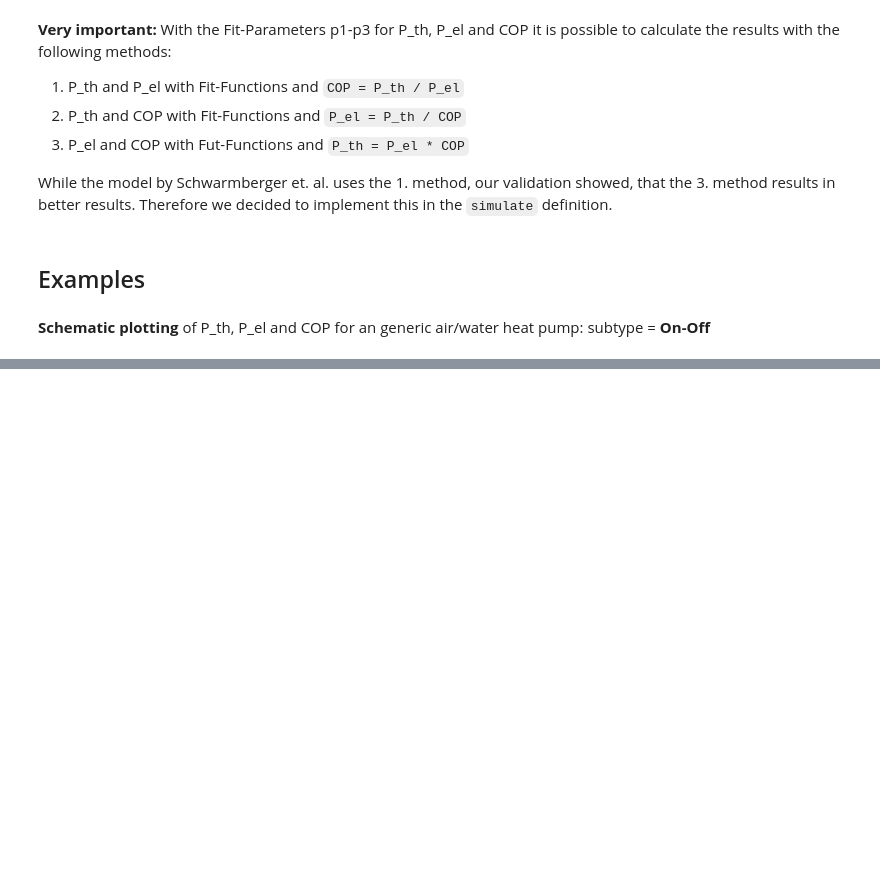
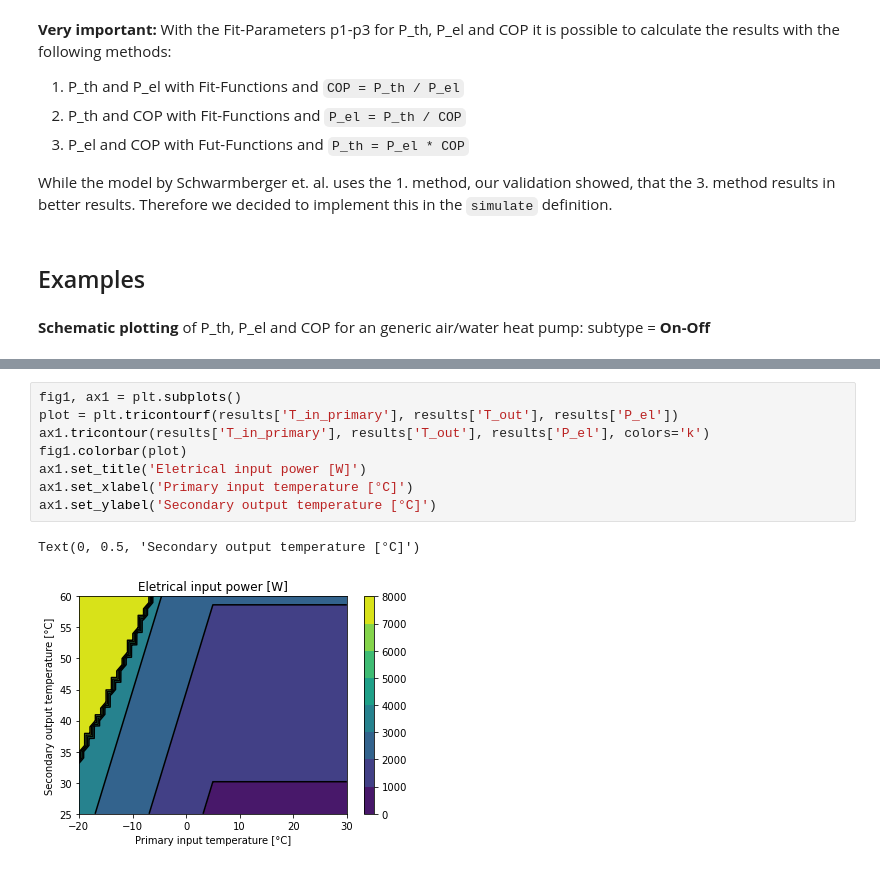
Before and after one commit to FZJ-IEK3-VSA/hplib, a Jupyter notebook: Documentation.ipynb, the cells around one changed output, grey strips where cells are left out. Saved outputs shown, nothing was run; the diff lists cells and outputs as text; blank space fills up the shorter version.

```diff
--- a/Documentation.ipynb
+++ b/Documentation.ipynb
@@ -141,0 +152,11 @@ results
+# %%
+fig1, ax1 = plt.subplots()
+plot = plt.tricontourf(results['T_in_primary'], results['T_out'], results['P_el'])
+ax1.tricontour(results['T_in_primary'], results['T_out'], results['P_el'], colors='k')
+fig1.colorbar(plot)
+ax1.set_title('Eletrical input power [W]')
+ax1.set_xlabel('Primary input temperature [°C]')
+ax1.set_ylabel('Secondary output temperature [°C]')
+# %% [output]
+Text(0, 0.5, 'Secondary output temperature [°C]')
+[figure, added]
```
Also changed, not shown: parts of 8 cells of this notebook, 4 other files.
